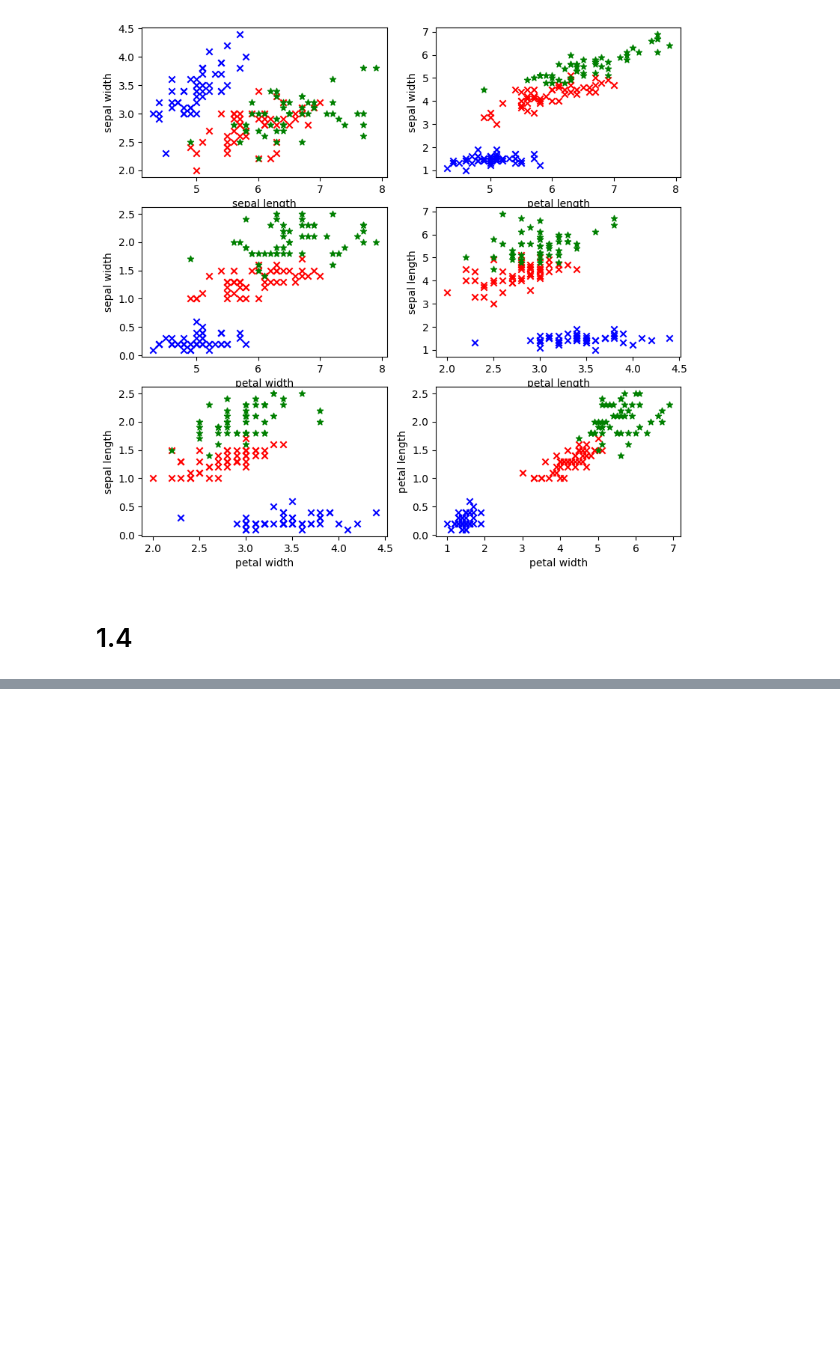
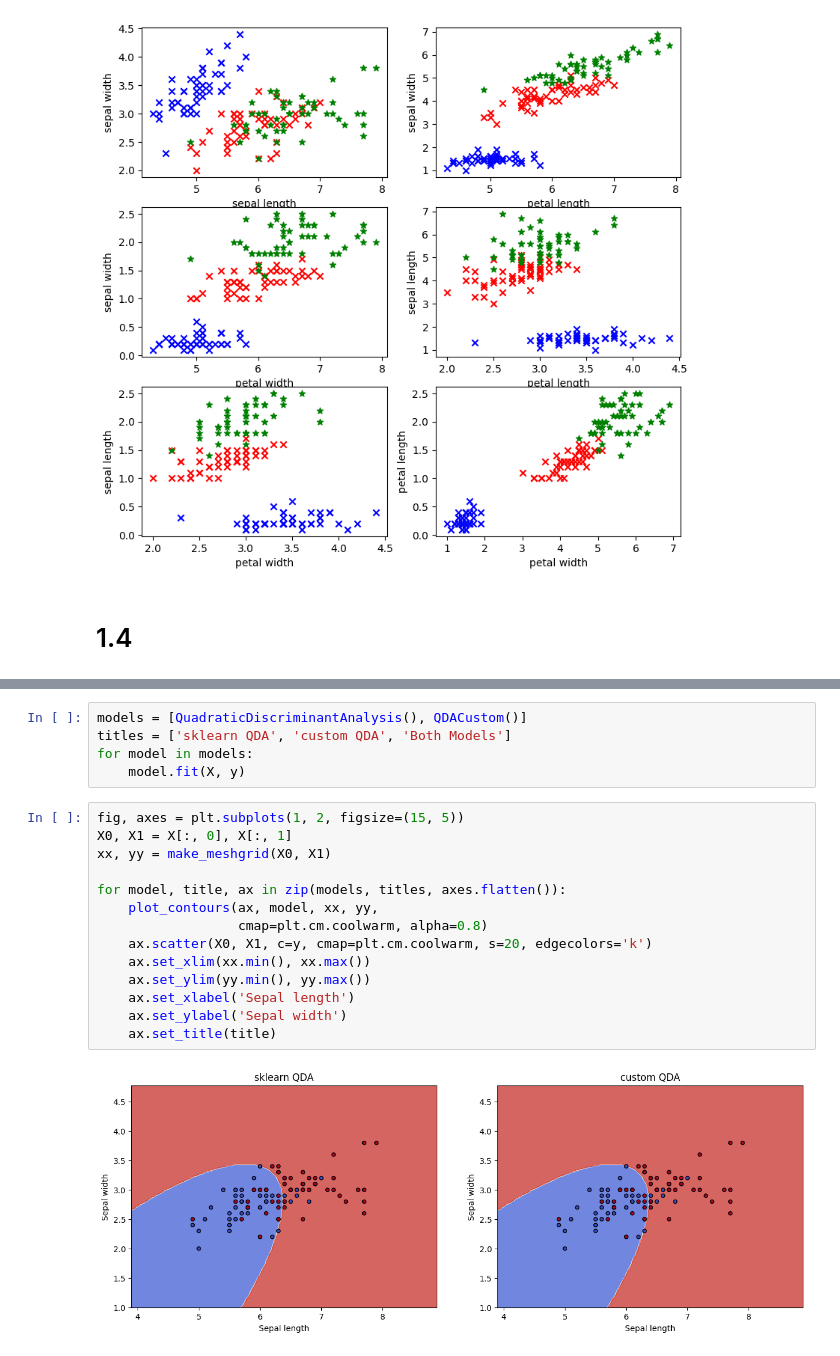
Before and after one commit to DilshodN/IAD, a Jupyter notebook: lab1.ipynb, the cells around one changed output, grey strips where cells are left out. Saved outputs shown, nothing was run; the diff lists cells and outputs as text; blank space fills up the shorter version.

```diff
--- a/lab1.ipynb
+++ b/lab1.ipynb
@@ -272,0 +280,21 @@ acc
+# %%
+models = [QuadraticDiscriminantAnalysis(), QDACustom()]
+titles = ['sklearn QDA', 'custom QDA', 'Both Models']
+for model in models:
+    model.fit(X, y)
+# %%
+fig, axes = plt.subplots(1, 2, figsize=(15, 5))
+X0, X1 = X[:, 0], X[:, 1]
+xx, yy = make_meshgrid(X0, X1)
+
+for model, title, ax in zip(models, titles, axes.flatten()):
+    plot_contours(ax, model, xx, yy,
+                  cmap=plt.cm.coolwarm, alpha=0.8)
+    ax.scatter(X0, X1, c=y, cmap=plt.cm.coolwarm, s=20, edgecolors='k')
+    ax.set_xlim(xx.min(), xx.max())
+    ax.set_ylim(yy.min(), yy.max())
+    ax.set_xlabel('Sepal length')
+    ax.set_ylabel('Sepal width')
+    ax.set_title(title)
+# %% [output]
+[figure, added]
```
Also changed, not shown: parts of 14 cells of this notebook.
